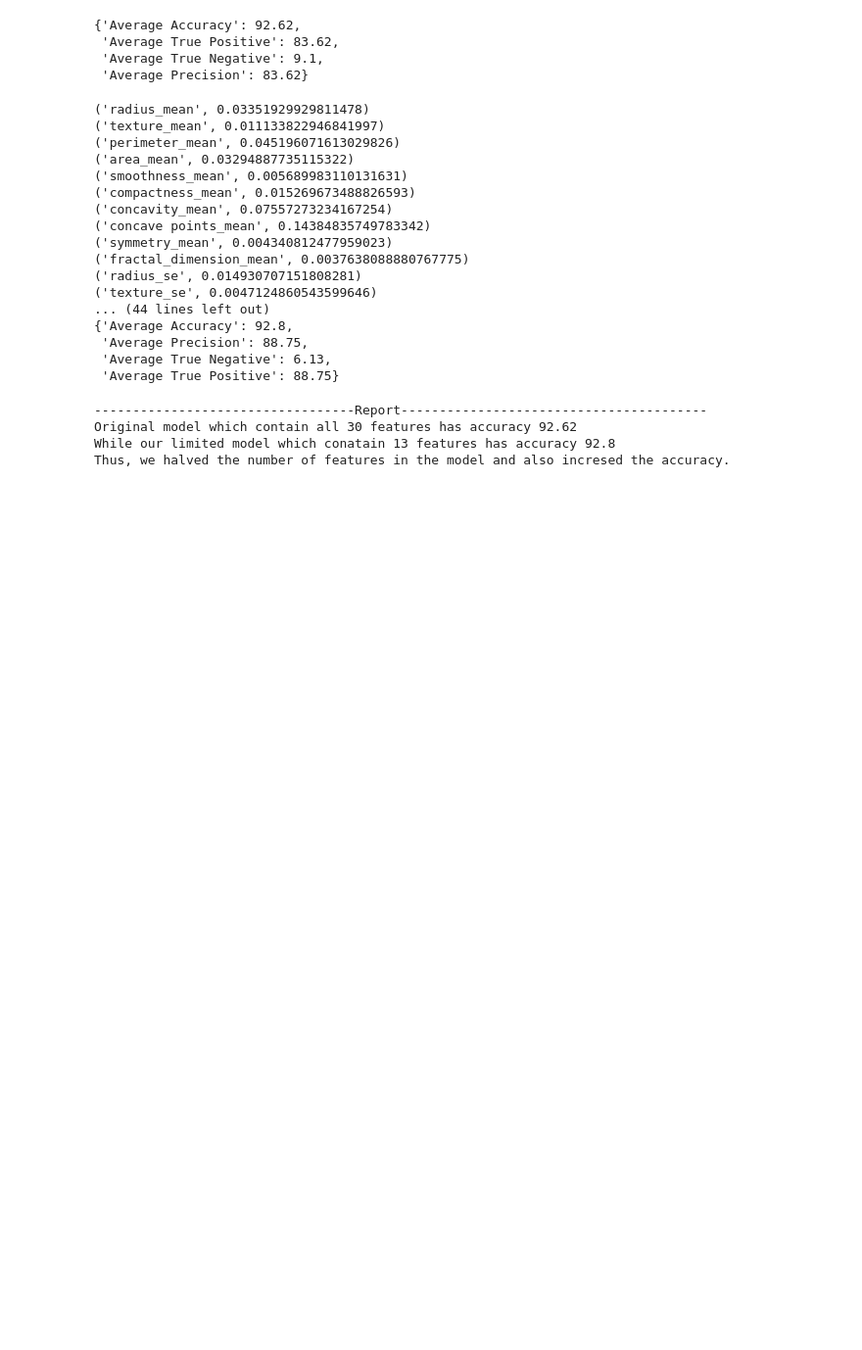
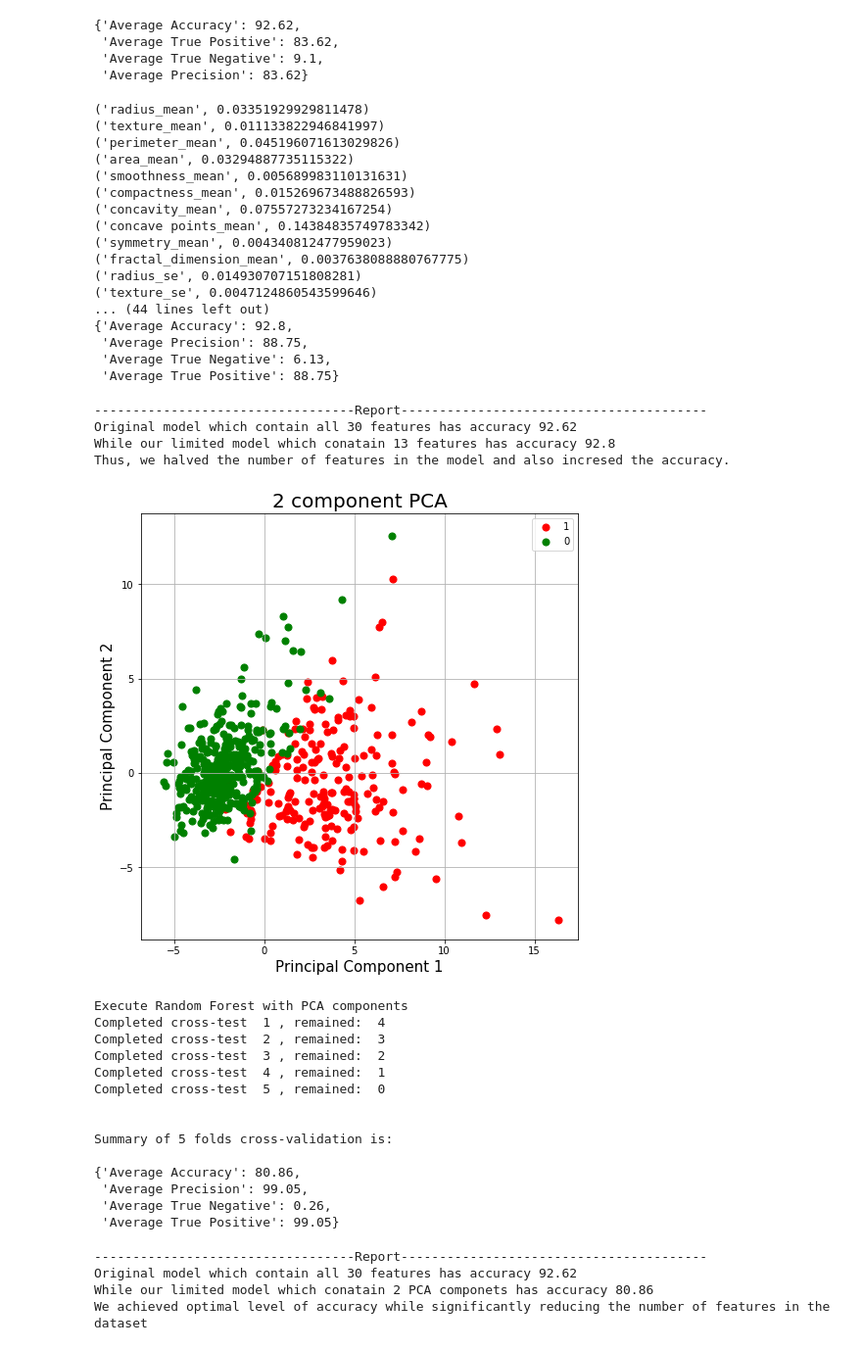
Before and after one commit to Nehabhoi/Random-Forest, a Jupyter notebook: CancerWithoutSikit.ipynb, the cells around one changed output. Shown at 98% size. Saved outputs shown, nothing was run; the diff lists cells and outputs as text; code cells hidden in the pictures; blank space fills up the shorter version.

```diff
--- a/CancerWithoutSikit.ipynb
+++ b/CancerWithoutSikit.ipynb
@@ -374,3 +374,72 @@ print("Thus, we halved the number of features in the model and also incresed the
 Original model which contain all 30 features has accuracy 92.62
 While our limited model which conatain 13 features has accuracy 92.8
 Thus, we halved the number of features in the model and also incresed the accuracy.
+# %%
+#PCA (Principal Component Analysis)
+from sklearn.preprocessing import StandardScaler
+from sklearn.decomposition import PCA
+from sklearn.ensemble import RandomForestClassifier
+
+def PCA_Analysis():
+    X = data.iloc[:,1:31]
+    y = data.iloc[:,0]
+
+    # Standardizing the features
+    x = StandardScaler().fit_transform(X)
+
+    pca = PCA(n_components=2)
+    principalComponents = pca.fit_transform(x)
+    principalDf = pd.DataFrame(data = principalComponents
+             , columns = ['principal component 1','principal component 2'])
+    finalDf = pd.concat([data[['diagnosis']],principalDf], axis = 1)
+    finalDf.head()
+
+    #Visualize 2D Projection
+    fig = plt.figure(figsize = (8,8))
+    ax = fig.add_subplot(1,1,1)
+    ax.set_xlabel('Principal Component 1', fontsize = 15)
+    ax.set_ylabel('Principal Component 2', fontsize = 15)
+    ax.set_title('2 component PCA', fontsize = 20)
+    targets = [1, 0]
+    colors = ['r', 'g']
+    for target, color in zip(targets,colors):
+        indicesToKeep = finalDf['diagnosis'] == target
+        ax.scatter(finalDf.loc[indicesToKeep, 'principal component 1']
+                   , finalDf.loc[indicesToKeep, 'principal component 2']
+                   , c = color
+                   , s = 50)
+    ax.legend(targets)
+    ax.grid()
+    plt.show()
+
+    #evaluate Random forest
+    print("Execute Random Forest with PCA components:")
+    evaluate_algorithm(finalDf, 5, random_forest, 20, 7, 10, 0.7)
+# %%
+PCA_Analysis()
+# %% [output]
+[figure, added]
+Execute Random Forest with PCA components
+Completed cross-test  1 , remained:  4
+Completed cross-test  2 , remained:  3
+Completed cross-test  3 , remained:  2
+Completed cross-test  4 , remained:  1
+Completed cross-test  5 , remained:  0
+
+
+Summary of 5 folds cross-validation is:
+
+{'Average Accuracy': 80.86,
+ 'Average Precision': 99.05,
+ 'Average True Negative': 0.26,
+ 'Average True Positive': 99.05}
+# %%
+print("----------------------------------Report----------------------------------------")
+print("Original model which contain all 30 features has accuracy 92.62")
+print("While our limited model which conatain 2 PCA componets has accuracy 80.86")
+print("We achieved optimal level of accuracy while significantly reducing the number of features in the dataset")
+# %% [output]
+----------------------------------Report----------------------------------------
+Original model which contain all 30 features has accuracy 92.62
+While our limited model which conatain 2 PCA componets has accuracy 80.86
+We achieved optimal level of accuracy while significantly reducing the number of features in the dataset
```
